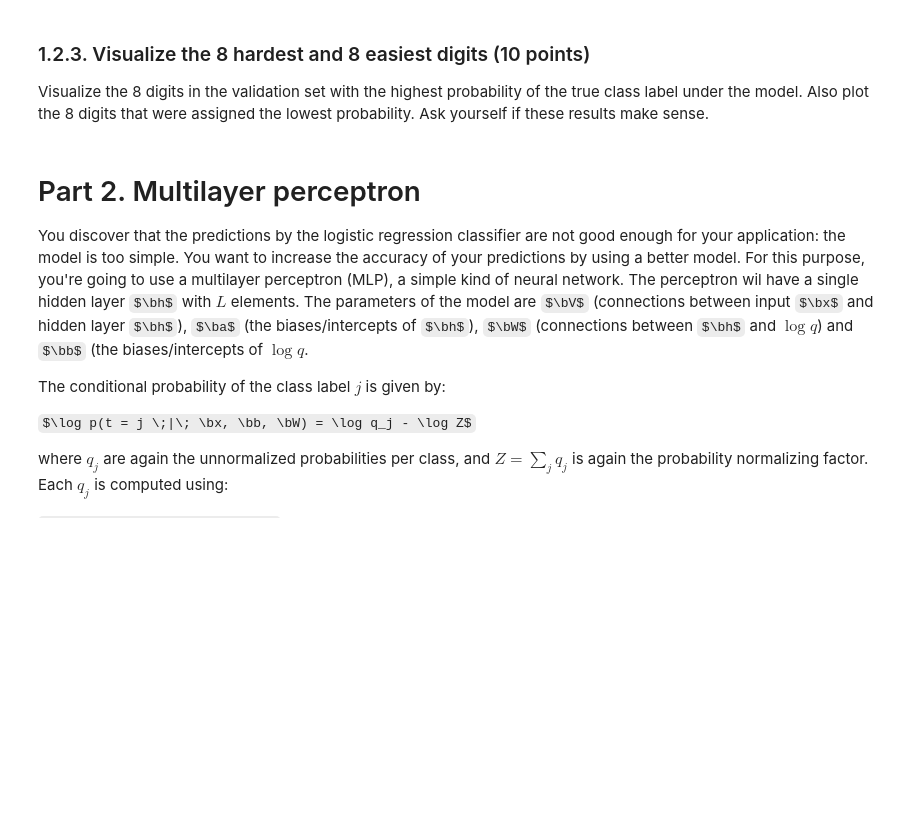
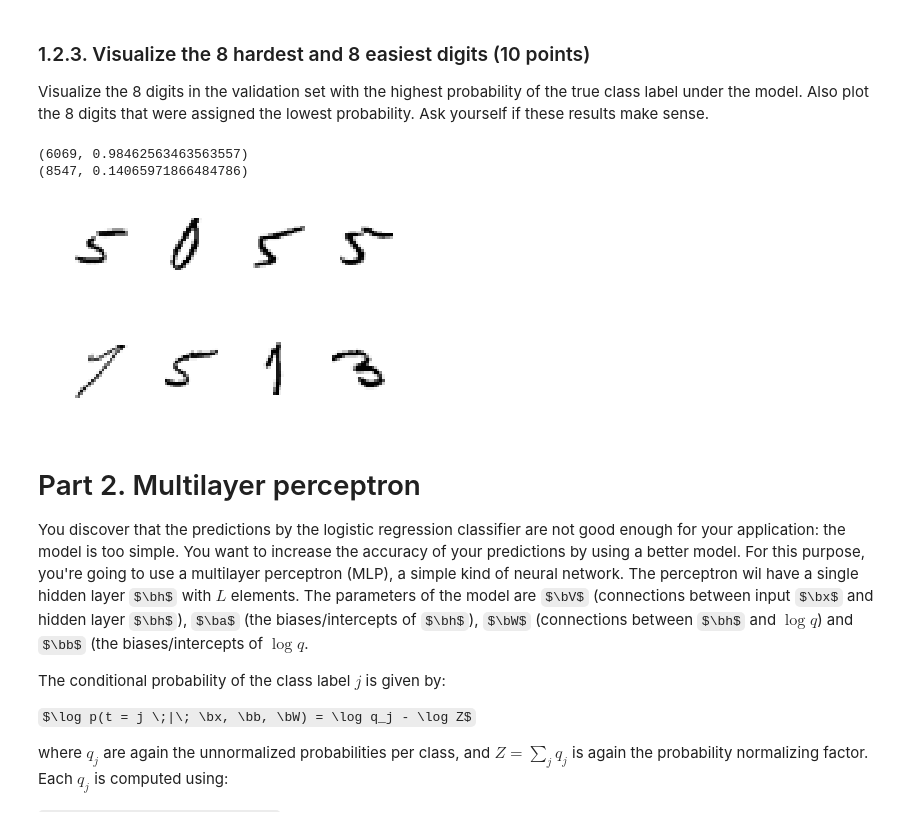
Before and after one commit to Vasileios-Charatsidis/machine_learning_1_labs, a Jupyter notebook: hw2/lab02_KIANFAR_MIRONENCO.ipynb, the cells around one changed output. Drawn from its saved outputs; the diff is of its cells as text; code cells hidden in the pictures; some formulas as TeX source; blank space fills up the shorter version.

Commit message:
Vizualization of 8 hardest, 8 easiest

```diff
--- a/hw2/lab02_KIANFAR_MIRONENCO.ipynb
+++ b/hw2/lab02_KIANFAR_MIRONENCO.ipynb
@@ -278,3 +292,42 @@ def sort():
+# %%
+maximum = max(validset, key=validset.get)
+print(maximum, validset[maximum])
+
+minimum = min(validset, key=validset.get)
+print(minimum, validset[minimum])
+# %% [output]
+(6069, 0.98462563463563557)
+(8547, 0.14065971866484786)
+# %%
+from operator import itemgetter
+sorted_validset = sorted(validset.items(), key=itemgetter(1))
+# %%
+# plt.imshow(x_valid[8547].reshape((28,28)), interpolation='nearest', cmap='Greys')
+
+# print sorted_validset
+eight_hardest = sorted_validset[:8]
+eight_easiest = sorted_validset[-8:]
+# def plot_weights(data, numcols, shape=(28,28)):
+#     numdigits = data.shape[0]
+#     numrows = int(numdigits/numcols)
+#     for i in range(numdigits):
+#         plt.subplot(numrows, numcols, i+1)
+#         plt.axis('off')
+#         plt.imshow(data[i].reshape(shape), interpolation='nearest', cmap='Greys')
+#     plt.show()
+
+# print eight_hardest
+for i in range(len(eight_hardest)):
+    plt.subplot(2, 4, i+1)
+    plt.axis('off')
+    plt.imshow(x_valid[eight_hardest[i][0]].reshape((28,28)), interpolation='nearest', cmap='Greys')
+
+# for i in range(len(eight_easiest)):
+#     plt.subplot(2, 4, i+1)
+#     plt.axis('off')
+#     plt.imshow(x_valid[eight_easiest[i][0]].reshape((28,28)), interpolation='nearest', cmap='Greys')
+# %% [output]
+[figure, added]
 # %% [markdown]
 # Part 2. Multilayer perceptron
 
```
Also changed, not shown: parts of 6 cells of this notebook.
